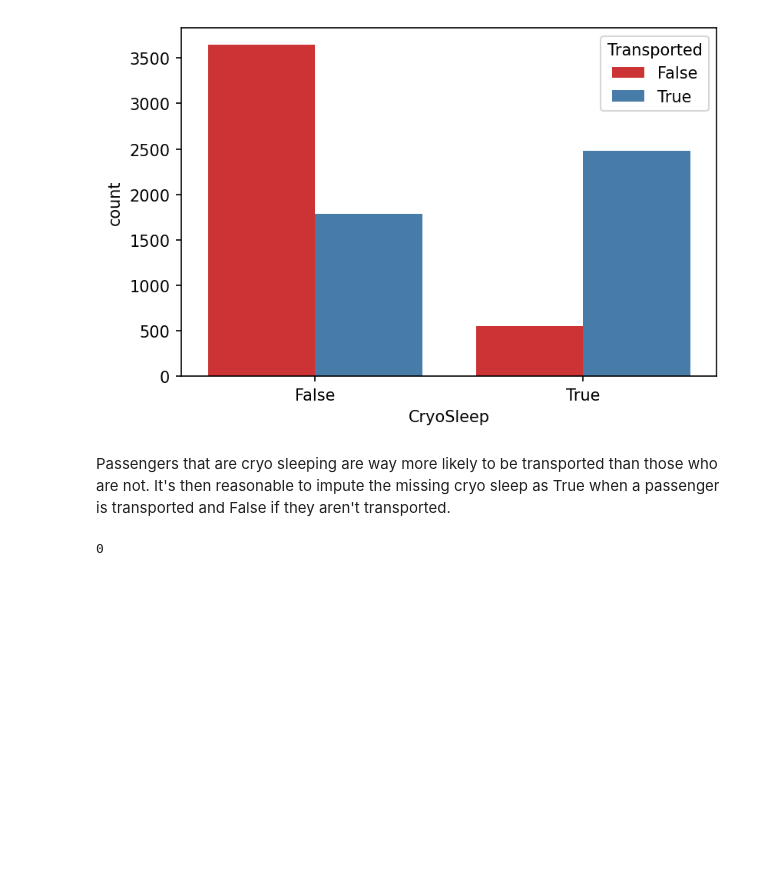
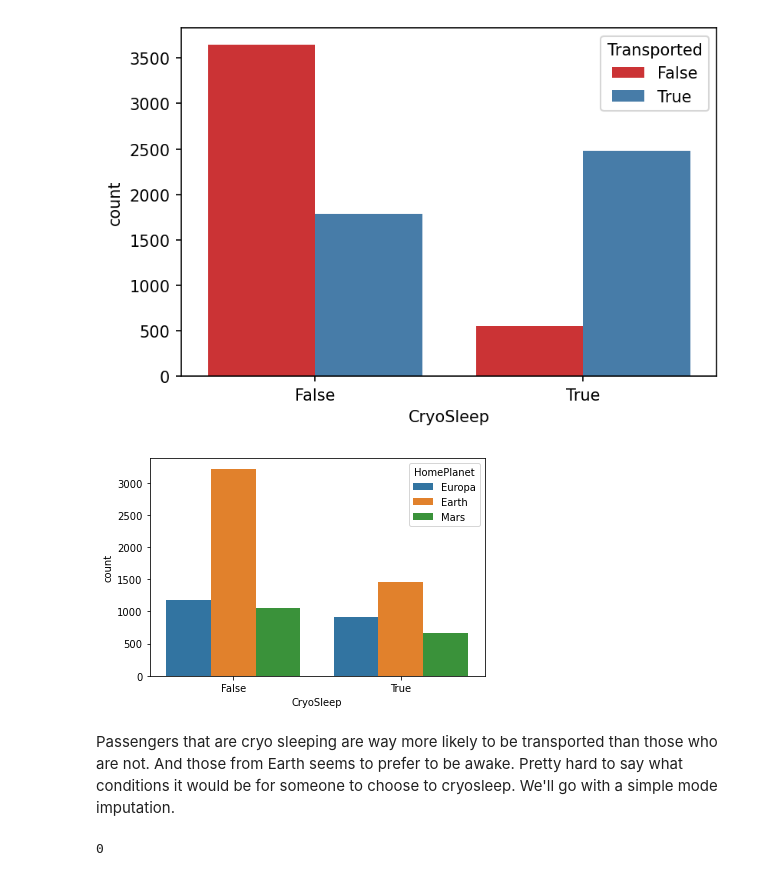
Before and after one commit to edwstanzah/spaceship-titanic, a Jupyter notebook: notebooks/EDA.ipynb, the cells around one changed output. Drawn from its saved outputs; the diff is of its cells as text; code cells hidden in the pictures; blank space fills up the shorter version.

```diff
--- a/notebooks/EDA.ipynb
+++ b/notebooks/EDA.ipynb
@@ -408,5 +408,3 @@ plt.figure(dpi=150)
 sns.countplot(data=df, x='CryoSleep', hue='Transported', palette='Set1');
 # %% [output]
 [figure]
-# %% [markdown]
-Passengers that are cryo sleeping are way more likely to be transported than those who are not. It's then reasonable to impute the missing cryo sleep as True when a passenger is transported and False if they aren't transported.
@@ -416,0 +411,6 @@ df.loc[(df.CryoSleep.isnull())&(df.Transported==False), 'CryoSleep'] = False
+# %%
+sns.countplot(data=df, x='CryoSleep', hue='HomePlanet');
+# %% [output]
+[figure, added]
+# %% [markdown]
+Passengers that are cryo sleeping are way more likely to be transported than those who are not. And those from Earth seems to prefer to be awake. Pretty hard to say what conditions it would be for someone to choose to cryosleep. We'll go with a simple mode imputation.
```
Also changed, not shown: parts of 5 cells of this notebook, 13 other files.
